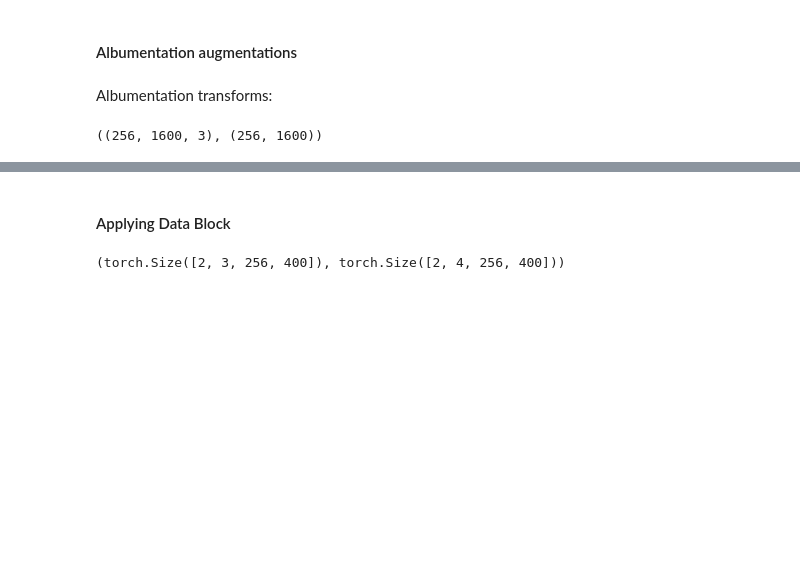
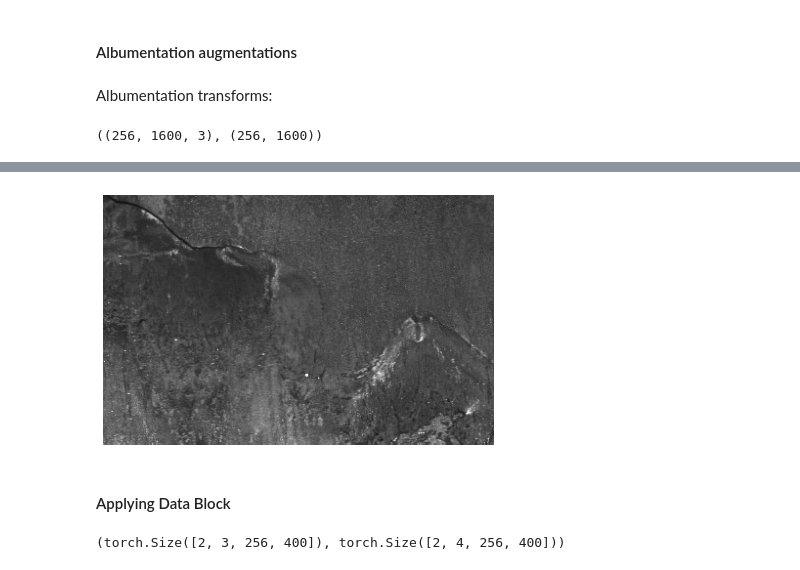
Before and after one commit to marcomatteo/steel_segmentation, a Jupyter notebook: nbs/04_dataloaders.ipynb, the cells around one changed output, grey strips where cells are left out. Saved outputs shown, nothing was run; the diff lists cells and outputs as text; code cells hidden in the pictures; blank space fills up the shorter version.

```diff
--- a/nbs/04_dataloaders.ipynb
+++ b/nbs/04_dataloaders.ipynb
@@ -325,3 +340,8 @@ show_images(alb_aug_elem, figsize=(15, 10))
+# %%
+alb_aug_img = alb_tfm(elem[0])
+show_image(alb_aug_img, figsize=(7,10));
+# %% [output]
+[figure, added]
 # %% [markdown]
 #### Applying Data Block
 # %%
```
Also changed, not shown: parts of 12 cells of this notebook, 28 other files.
